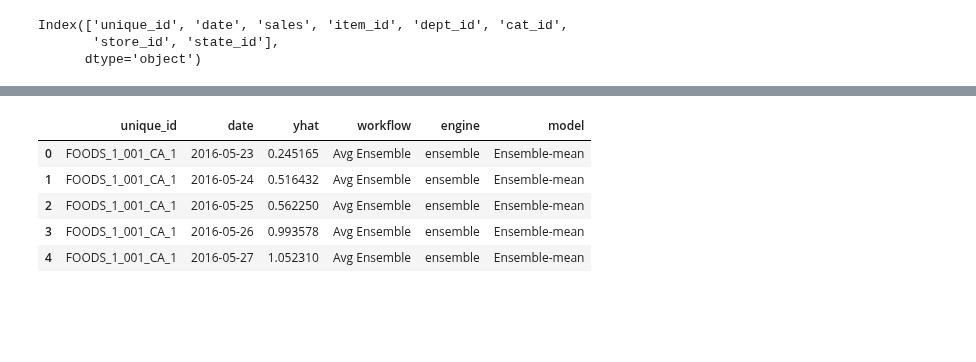
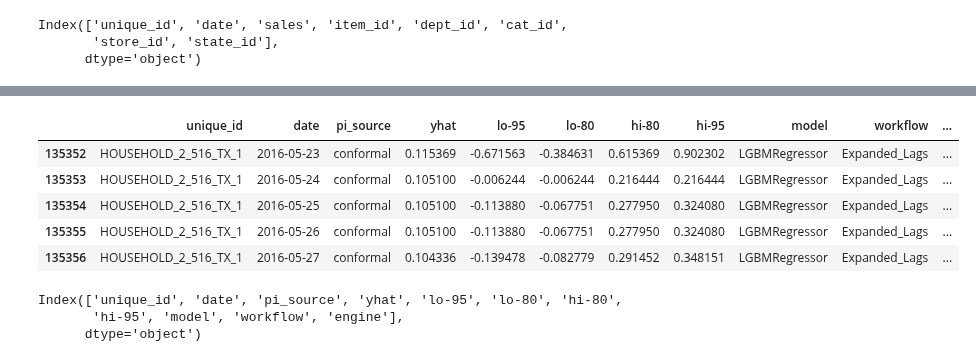
Before and after one commit to lindsaytruong/tsforge, a Jupyter notebook: examples/user_experience_notebook.ipynb, the cells around one changed output, grey strips where cells are left out. Saved outputs shown, nothing was run; the diff lists cells and outputs as text; code cells hidden in the pictures; blank space fills up the shorter version.

```diff
--- a/examples/user_experience_notebook.ipynb
+++ b/examples/user_experience_notebook.ipynb
@@ -23,7 +26,7 @@ enable_notebook_style()
 #train_df = pd.read_parquet('../data/input/processed/01_train_df.parquet')
 
 # when working locally
-train_df = pd.read_parquet(r"C:\Users\tacke\Downloads\01_train_df.parquet")
+train_df = pd.read_parquet(r"C:\Users\tacke\Documents\GitHub\forecast_academy\data\input\processed\01_train_df.parquet")
 # %%
 # fill sales with 0
 train_df1 = train_df.copy()
@@ -57,19 +60,26 @@ mlf_recipe=Recipe().step_as_category(["item_id","dept_id","cat_id","store_id","s
 #                       static_features=["item_id","dept_id","cat_id","store_id","state_id"],
 #                       recipe=mlf_recipe)
 
-wf4=make_mlf_workflow("Expanded_Lags",
-                      models=[lgb.LGBMRegressor(verbose=-1, with_intervals=True)],
-                      lags=[7,14],
-                      date_features=["dayofweek","month"],
-                      static_features=["item_id","dept_id","cat_id","store_id","state_id"],
-                      recipe=mlf_recipe,
-                      )
+wf4 = make_mlf_workflow(
+    "Expanded_Lags",
+    models=[lgb.LGBMRegressor(verbose=-1)],
+    lags=[7, 14],
+    freq='D',
+    date_features=["dayofweek", "month"],
+    static_features=["item_id","dept_id","cat_id","store_id","state_id"],
+    recipe=mlf_recipe,
+    with_intervals=True,
+    intervals_h=28,
+    intervals_windows=3,
+    intervals_method="conformal_distribution"
+)
 
 wf2=make_sf_workflow("Classical",
                      models = [Naive(),SeasonalNaive(season_length=7)],
                      )
 
 wf_ens1 = make_ensemble("Avg Ensemble", [wf2, wf4], method="mean")
+
 wf_ens2 = make_ensemble("Weighted Ensemble",
     members=[(wf2, "SeasonalNaive"), (wf4, "LGBMRegressor")],
     method="weighted", weights=[0.3, 0.7])
@@ -152,5 +222,5 @@ ValueError: Metric 'mae' not found in folds_df
 # leaderboard
 # %%
 # after CV + evaluation you picked wf_ens1
-manager_final = WorkflowManager([wf_ens1])
-final_preds = manager_final.forecast(train_df1, h=28)
+manager_final = WorkflowManager([wf4])
+final_preds = manager_final.forecast(train_df1, h=28, level=[80,95])
@@ -157,9 +248,15 @@ final_preds = manager_final.forecast(train_df1, h=28)
 # %%
-final_preds.head()
+final_preds[final_preds.unique_id=='HOUSEHOLD_2_516_TX_1'].head()
 # %% [output]
-|  | unique_id | date | yhat | workflow | engine | model |
-| 0 | FOODS_1_001_CA_1 | 2016-05-23 | 0.245165 | Avg Ensemble | ensemble | Ensemble-mean |
-| 1 | FOODS_1_001_CA_1 | 2016-05-24 | 0.516432 | Avg Ensemble | ensemble | Ensemble-mean |
-| 2 | FOODS_1_001_CA_1 | 2016-05-25 | 0.562250 | Avg Ensemble | ensemble | Ensemble-mean |
-| 3 | FOODS_1_001_CA_1 | 2016-05-26 | 0.993578 | Avg Ensemble | ensemble | Ensemble-mean |
-| 4 | FOODS_1_001_CA_1 | 2016-05-27 | 1.052310 | Avg Ensemble | ensemble | Ensemble-mean |
+|  | unique_id | date | pi_source | yhat | lo-95 | lo-80 | hi-80 | hi-95 | model | workflow | ... |
+| 135352 | HOUSEHOLD_2_516_TX_1 | 2016-05-23 | conformal | 0.115369 | -0.671563 | -0.384631 | 0.615369 | 0.902302 | LGBMRegressor | Expanded_Lags | ... |
+| 135353 | HOUSEHOLD_2_516_TX_1 | 2016-05-24 | conformal | 0.105100 | -0.006244 | -0.006244 | 0.216444 | 0.216444 | LGBMRegressor | Expanded_Lags | ... |
+| 135354 | HOUSEHOLD_2_516_TX_1 | 2016-05-25 | conformal | 0.105100 | -0.113880 | -0.067751 | 0.277950 | 0.324080 | LGBMRegressor | Expanded_Lags | ... |
+| 135355 | HOUSEHOLD_2_516_TX_1 | 2016-05-26 | conformal | 0.105100 | -0.113880 | -0.067751 | 0.277950 | 0.324080 | LGBMRegressor | Expanded_Lags | ... |
+| 135356 | HOUSEHOLD_2_516_TX_1 | 2016-05-27 | conformal | 0.104336 | -0.139478 | -0.082779 | 0.291452 | 0.348151 | LGBMRegressor | Expanded_Lags | ... |
+# %%
+final_preds.columns
+# %% [output]
+Index(['unique_id', 'date', 'pi_source', 'yhat', 'lo-95', 'lo-80', 'hi-80',
+       'hi-95', 'model', 'workflow', 'engine'],
+      dtype='object')
```
Also changed, not shown: parts of 23 cells of this notebook, 16 other files.
